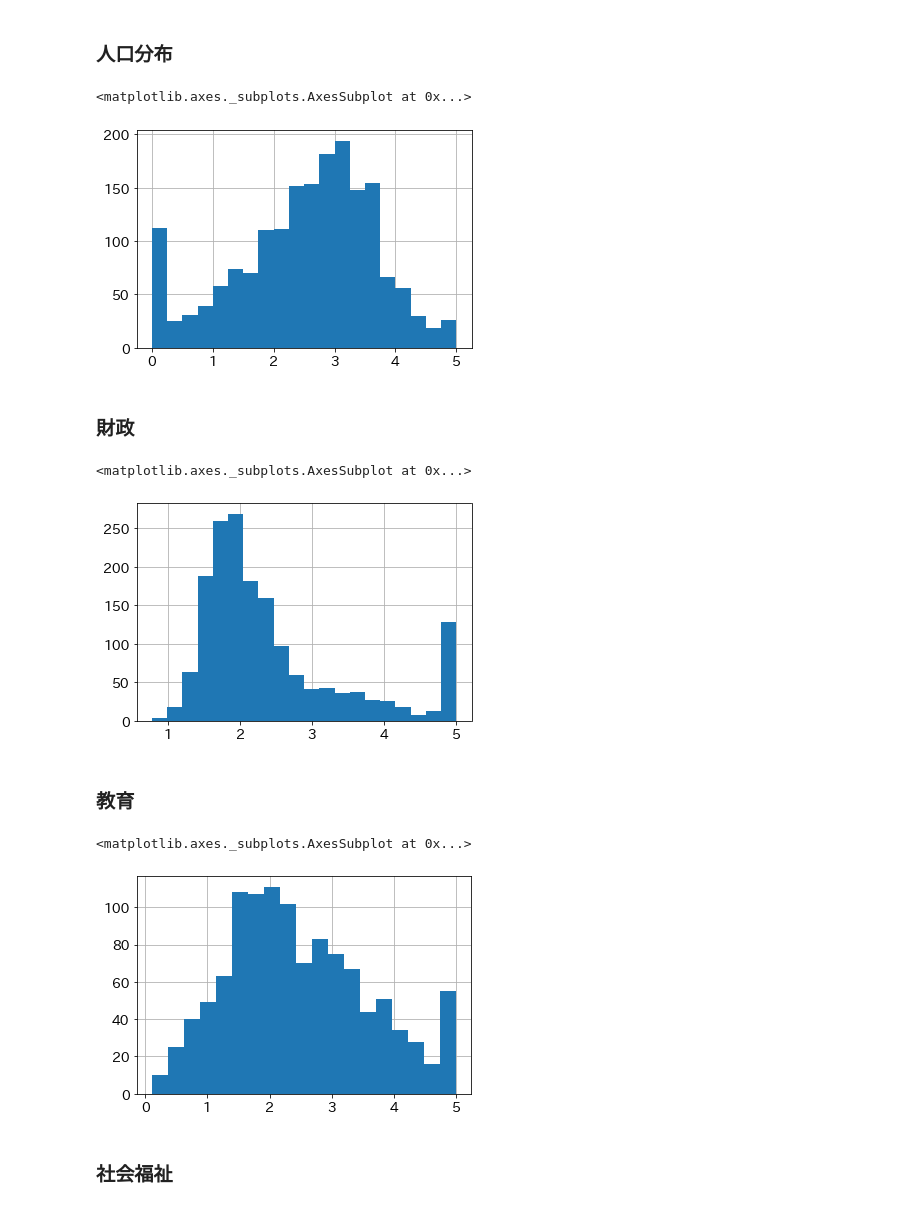
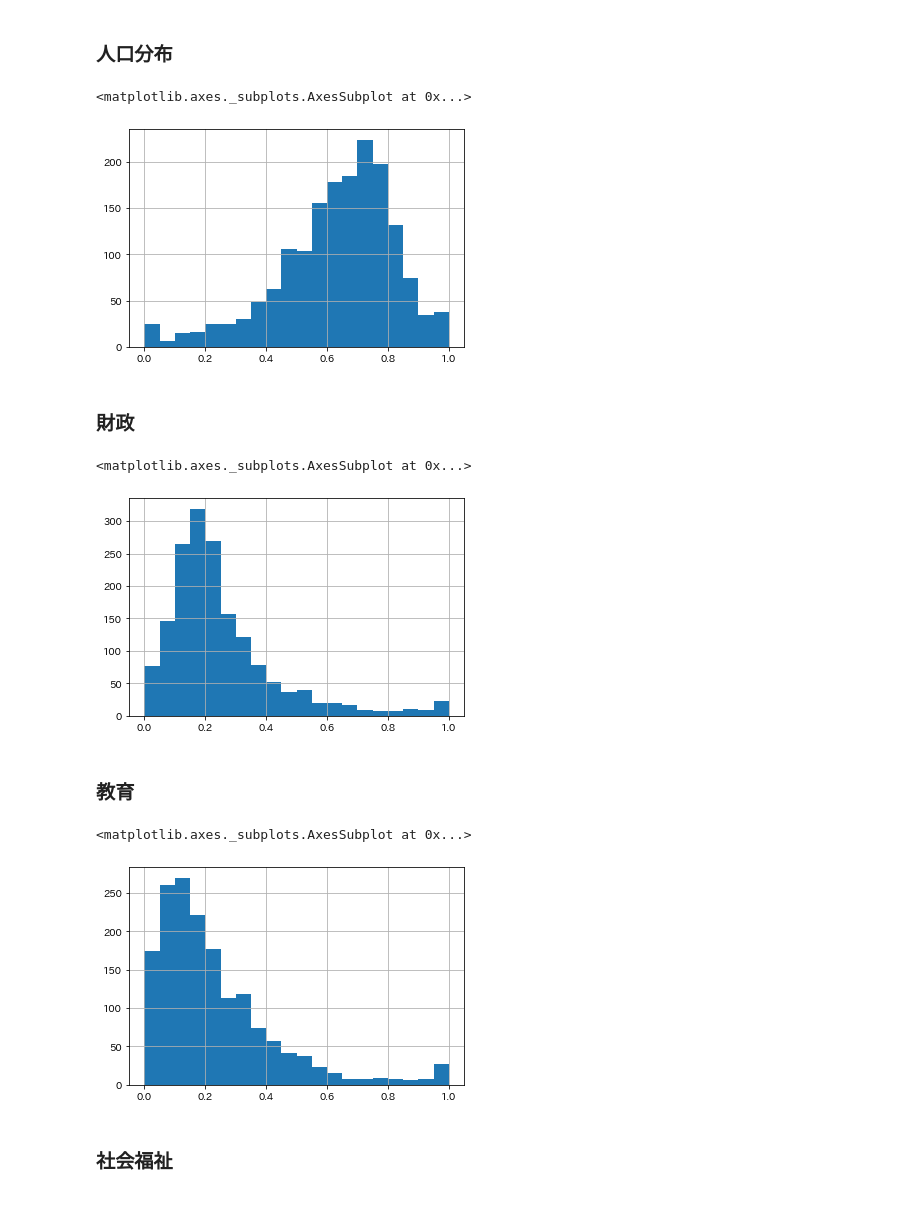
Before and after one commit to yumehara/hackday_2022, a Jupyter notebook: notebooks/all_city_score.ipynb, the cells around one changed output. Saved outputs shown, nothing was run; the diff lists cells and outputs as text; code cells hidden in the pictures.

Commit message:
Add: data, Update: calc score

```diff
--- a/notebooks/all_city_score.ipynb
+++ b/notebooks/all_city_score.ipynb
@@ -154,15 +135,16 @@ df_city_feature['従属人口指数'] = (df_city_feature['年少人口'] + df_ci
 df_city_feature['老年化指数'] = df_city_feature['老年人口'] / df_city_feature['年少人口'] * 100
 # %%
 score_list = [
-    normalize_score(df_city_feature, '年少人口指数', True) * 0.3,
-    normalize_score(df_city_feature, '老年人口指数', False) * 0.3,
-    normalize_score(df_city_feature, '老年化指数', False) * 0.4,
+    normalize_score(df_city_feature['年少人口指数'], True) * 0.3,
+    normalize_score(df_city_feature['老年人口指数'], False) * 0.3,
+    normalize_score(df_city_feature['老年化指数'], False) * 0.4,
 ]
-df_score['人口分布'] = normalize_score(pd.concat(score_list, axis=1).sum(axis=1, skipna=False))
-df_score['人口分布'].hist(bins=20)
+df_score['人口分布スコア'] = normalize_score(pd.concat(score_list, axis=1).sum(axis=1, skipna=False))
+df_score['人口分布'] = rank_score(df_score['人口分布スコア'])
+df_score['人口分布スコア'].hist(bins=20)
 # %% [output]
 <matplotlib.axes._subplots.AxesSubplot at 0x...>
-[figure, old version]
+[figure, new version]
 # %% [markdown]
 ### 財政
 # %%
@@ -171,38 +155,54 @@ df_city_feature['公債費比率'] = df_city_feature['023:公債費'] / df_city_
 # %%
 score_list = [
-    normalize_score(df_city_feature, '人口一人当たりの歳出合計', True) * 0.8,
-    normalize_score(df_city_feature, '公債費比率', False) * 0.2
+    normalize_score(df_city_feature['人口一人当たりの歳出合計'], True) * 0.3,
+    normalize_score(df_city_feature['人口一人当たりの一般財源'], True) * 0.3,
+    normalize_score(df_city_feature['公債費比率'], False) * 0.2,
+    normalize_score(df_city_feature['人口一人当たりの人件費'], False) * 0.2,
+    # normalize_score(df_city_feature['D2201_財政力指数（市町村財政）【‐】_2019年度'], True),       # 東京都特別区のデータがないため除外
+    # normalize_score(df_city_feature['D2204_公債費比率（市町村財政）【％】_2007年度'], False),      # 東京都特別区のデータがないため除外
+    # normalize_score(df_city_feature['D2202_実質収支比率（市町村財政）【％】_2019年度'], True),     # 東京都特別区のデータがないため除外
 ]
-df_score['財政'] = normalize_score(pd.concat(score_list, axis=1).sum(axis=1, skipna=False))
-df_score['財政'].hist(bins=20)
+df_score['財政スコア'] = normalize_score(pd.concat(score_list, axis=1).sum(axis=1, skipna=False))
+df_score['財政'] = rank_score(df_score['財政スコア'])
+df_score['財政スコア'].hist(bins=20)
 # %% [output]
 <matplotlib.axes._subplots.AxesSubplot at 0x...>
-[figure, old version]
+[figure, new version]
 # %% [markdown]
 ### 教育
 # %%
 df_city_feature['少年一人当たりの教育費総額'] = df_city_feature['002:教育費・総額'] / df_city_feature['年少人口']
 df_city_feature['少年一人当たりの保健体育・給食費'] = df_city_feature['011:教育費・保健体育費・学校給食費'] / df_city_feature['年少人口']
+df_city_feature['幼児一人当たりの幼稚園費'] = df_city_feature['008:教育費・幼稚園費'] / df_city_feature['幼児人口']
 df_city_feature['小学生一人当たりの小学校費'] = df_city_feature['004:教育費・小学校費'] / df_city_feature['小学生人口']
 df_city_feature['中学生一人当たりの中学校費'] = df_city_feature['005:教育費・中学校費'] / df_city_feature['中学生人口']
 
-for school in ['中学校', '小学校', '幼稚園', '高等学校']:
-    df_city_feature[f'{school}_教員一人当たりの生徒数'] = df_city_feature[f'{school}_生徒数'] / df_city_feature[f'{school}_教員数']
+df_city_feature['教員一人当たりの小学校児童数'] = df_city_feature['E2501_小学校児童数【人】_2020年度'] / df_city_feature['E2401_小学校教員数【人】_2020年度']
+df_city_feature['教員一人当たりの中学校生徒数'] = df_city_feature['E3501_中学校生徒数【人】_2020年度'] / df_city_feature['E3401_中学校教員数【人】_2020年度']
+df_city_feature['幼児人口千人当たりの幼稚園数'] = df_city_feature['E1101_幼稚園数【園】_2020年度'] / df_city_feature['幼児人口'] * 1000
+df_city_feature['小学生人口千人当たりの小学校数'] = df_city_feature['E2101_小学校数【校】_2020年度'] / df_city_feature['小学生人口'] * 1000
+df_city_feature['中学生人口千人当たりの中学校数'] = df_city_feature['E3101_中学校数【校】_2020年度'] / df_city_feature['中学生人口'] * 1000
 # %%
 score_list = [
-    normalize_score(df_city_feature, '少年一人当たりの教育費総額', True) * 0.2,
-    normalize_score(df_city_feature, '少年一人当たりの保健体育・給食費', True) * 0.1,
-    normalize_score(df_city_feature, '小学生一人当たりの小学校費', True) * 0.1,
-    normalize_score(df_city_feature, '中学生一人当たりの中学校費', True) * 0.1,
+    normalize_score(df_city_feature['少年一人当たりの教育費総額'], True) * 0.2,
+    normalize_score(df_city_feature['少年一人当たりの保健体育・給食費'], True) * 0.1,
+    normalize_score(df_city_feature['幼児一人当たりの幼稚園費'], True) * 0.1,
+    normalize_score(df_city_feature['小学生一人当たりの小学校費'], True) * 0.1,
+    normalize_score(df_city_feature['中学生一人当たりの中学校費'], True) * 0.1,
+
+    normalize_score(df_city_feature['教員一人当たりの小学校児童数'], False) * 0.05,
+    normalize_score(df_city_feature['教員一人当たりの中学校生徒数'], False) * 0.05,
+    normalize_score(df_city_feature['幼児人口千人当たりの幼稚園数'], True) * 0.05,
+    normalize_score(df_city_feature['小学生人口千人当たりの小学校数'], True) * 0.05,
+    normalize_score(df_city_feature['中学生人口千人当たりの中学校数'], True) * 0.05,
 ]
-for school in ['中学校', '小学校', '幼稚園', '高等学校']:
-    score_list.append(normalize_score(df_city_feature, f'{school}_教員一人当たりの生徒数', False) * 0.1)
 
-df_score['教育'] = normalize_score(pd.concat(score_list, axis=1).sum(axis=1, skipna=False))
-df_score['教育'].hist(bins=20)
+df_score['教育スコア'] = normalize_score(pd.concat(score_list, axis=1).sum(axis=1, skipna=False))
+df_score['教育'] = rank_score(df_score['教育スコア'])
+df_score['教育スコア'].hist(bins=20)
 # %% [output]
 <matplotlib.axes._subplots.AxesSubplot at 0x...>
-[figure, old version]
+[figure, new version]
 # %% [markdown]
 ### 社会福祉
 # %%
```
Also changed, not shown: parts of 53 cells of this notebook.
